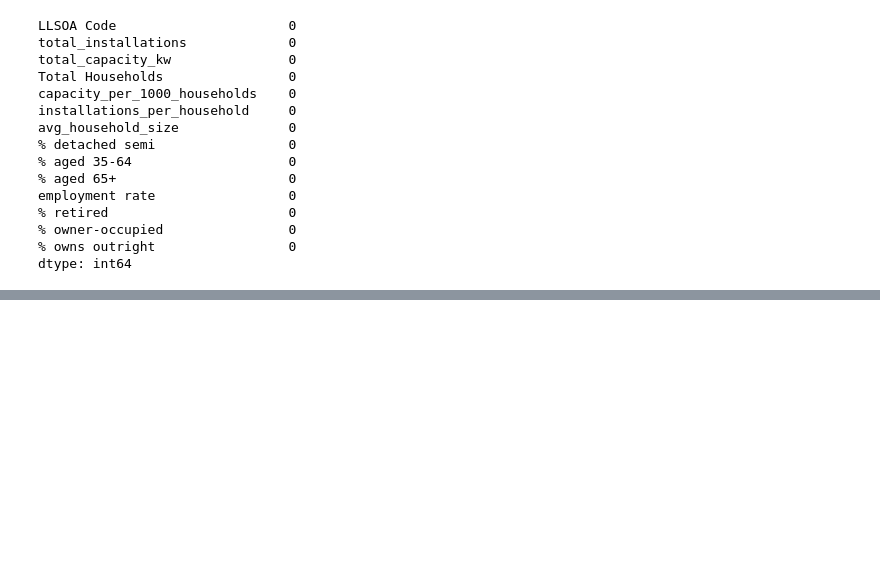
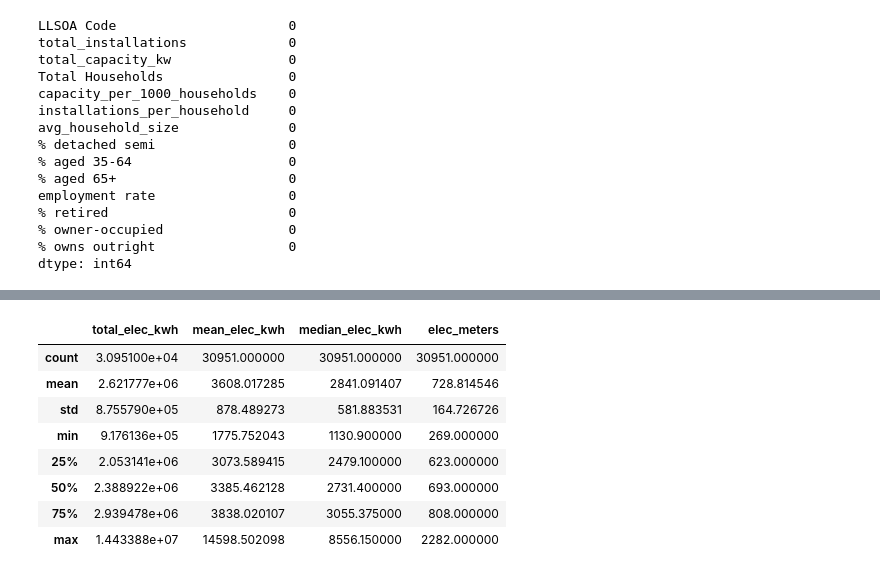
Before and after one commit to SonaliDesaiDS/uk-solar-pv-socio-spatial-analysis, a Jupyter notebook: notebooks/solar_pv_analysis_draft.ipynb, the cells around one changed output, grey strips where cells are left out. Saved outputs shown, nothing was run; the diff lists cells and outputs as text; code cells hidden in the pictures; blank space fills up the shorter version.

```diff
--- a/notebooks/solar_pv_analysis_draft.ipynb
+++ b/notebooks/solar_pv_analysis_draft.ipynb
@@ -789,0 +788,10 @@ KeyError: "['% over 65 years of age', '% of occupied dwellings'] not in index"
+# %%
+# Merge into analysis_data with direct join on LSOA code:
+
+analysis_data['LLSOA Code'] = analysis_data['LLSOA Code'].str.strip().str.upper()
+analysis_data = analysis_data.merge(
+    imd_clean,
+    on='LLSOA Code',
+    how='left'
+)
+print(analysis_data.shape)
@@ -789,0 +961,12 @@ KeyError: "['% over 65 years of age', '% of occupied dwellings'] not in index"
+# %%
+analysis_data[['total_elec_kwh', 'mean_elec_kwh', 'median_elec_kwh', 'elec_meters']].describe()
+# %% [output]
+|  | total_elec_kwh | mean_elec_kwh | median_elec_kwh | elec_meters |
+| count | 3.095100e+04 | 30951.000000 | 30951.000000 | 30951.000000 |
+| mean | 2.621777e+06 | 3608.017285 | 2841.091407 | 728.814546 |
+| std | 8.755790e+05 | 878.489273 | 581.883531 | 164.726726 |
+| min | 9.176136e+05 | 1775.752043 | 1130.900000 | 269.000000 |
+| 25% | 2.053141e+06 | 3073.589415 | 2479.100000 | 623.000000 |
+| 50% | 2.388922e+06 | 3385.462128 | 2731.400000 | 693.000000 |
+| 75% | 2.939478e+06 | 3838.020107 | 3055.375000 | 808.000000 |
+| max | 1.443388e+07 | 14598.502098 | 8556.150000 | 2282.000000 |
```
Also changed, not shown: parts of 23 cells of this notebook.
